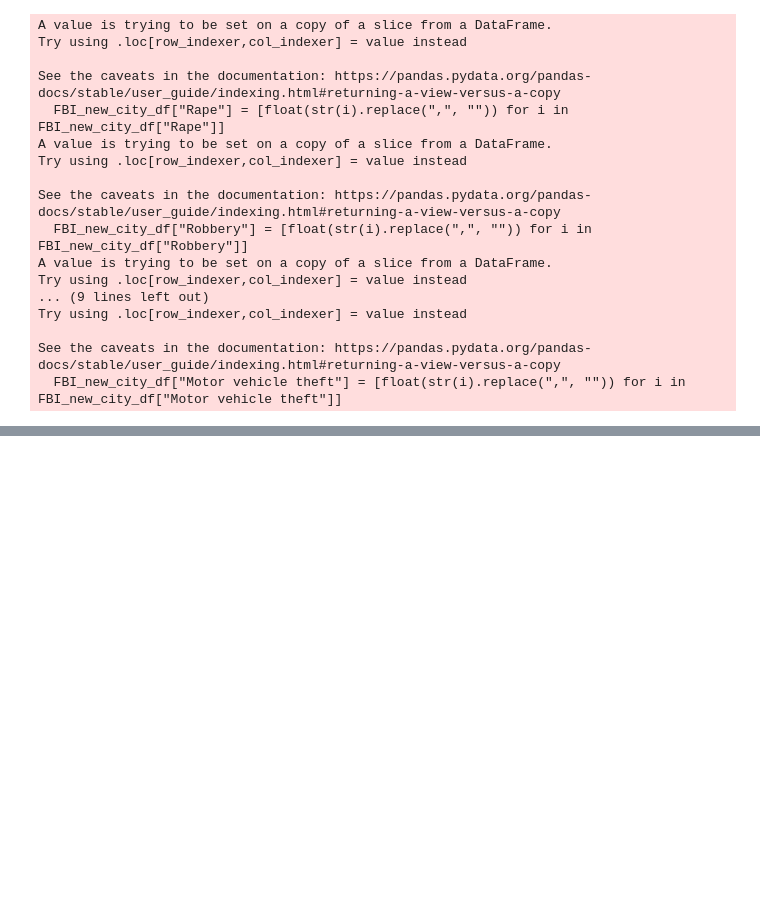
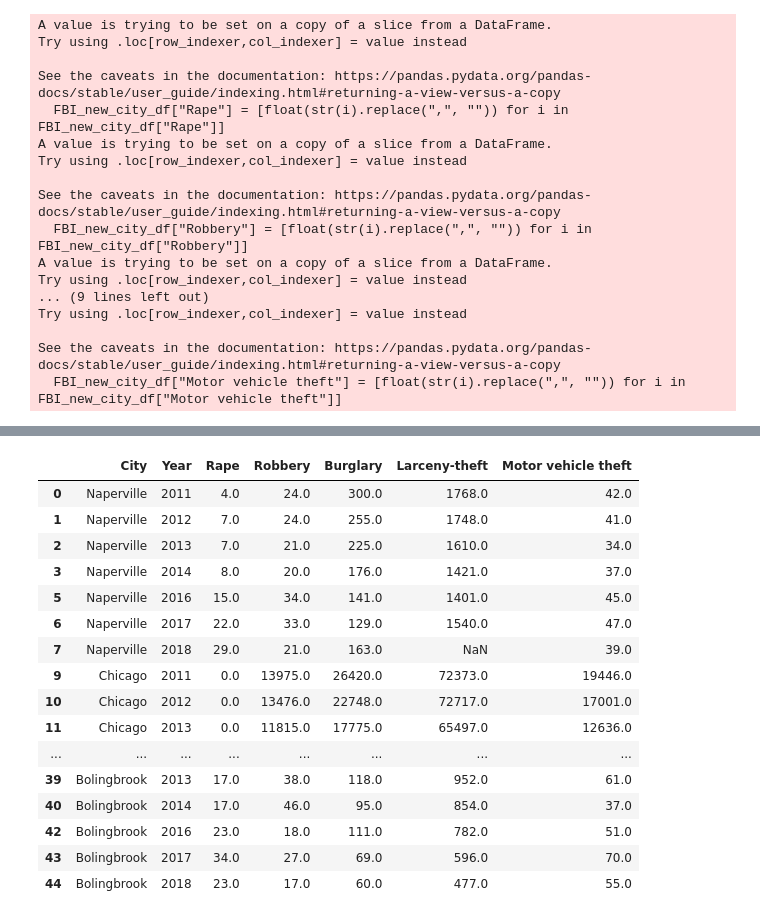
Before and after one commit to Expopanda/Project_1, a Jupyter notebook: shunjiaanalysis.ipynb, the cells around one changed output, grey strips where cells are left out. Drawn from its saved outputs; the diff is of its cells as text; code cells hidden in the pictures; blank space fills up the shorter version.

```diff
--- a/shunjiaanalysis.ipynb
+++ b/shunjiaanalysis.ipynb
@@ -311,0 +277,20 @@ plt.show()
+# %%
+FBI_new_city_df
+# %% [output]
+|  | City | Year | Rape | Robbery | Burglary | Larceny-theft | Motor vehicle theft |
+| 0 | Naperville | 2011 | 4.0 | 24.0 | 300.0 | 1768.0 | 42.0 |
+| 1 | Naperville | 2012 | 7.0 | 24.0 | 255.0 | 1748.0 | 41.0 |
+| 2 | Naperville | 2013 | 7.0 | 21.0 | 225.0 | 1610.0 | 34.0 |
+| 3 | Naperville | 2014 | 8.0 | 20.0 | 176.0 | 1421.0 | 37.0 |
+| 5 | Naperville | 2016 | 15.0 | 34.0 | 141.0 | 1401.0 | 45.0 |
+| 6 | Naperville | 2017 | 22.0 | 33.0 | 129.0 | 1540.0 | 47.0 |
+| 7 | Naperville | 2018 | 29.0 | 21.0 | 163.0 | NaN | 39.0 |
+| 9 | Chicago | 2011 | 0.0 | 13975.0 | 26420.0 | 72373.0 | 19446.0 |
+| 10 | Chicago | 2012 | 0.0 | 13476.0 | 22748.0 | 72717.0 | 17001.0 |
+| 11 | Chicago | 2013 | 0.0 | 11815.0 | 17775.0 | 65497.0 | 12636.0 |
+| ... | ... | ... | ... | ... | ... | ... | ... |
+| 39 | Bolingbrook | 2013 | 17.0 | 38.0 | 118.0 | 952.0 | 61.0 |
+| 40 | Bolingbrook | 2014 | 17.0 | 46.0 | 95.0 | 854.0 | 37.0 |
+| 42 | Bolingbrook | 2016 | 23.0 | 18.0 | 111.0 | 782.0 | 51.0 |
+| 43 | Bolingbrook | 2017 | 34.0 | 27.0 | 69.0 | 596.0 | 70.0 |
+| 44 | Bolingbrook | 2018 | 23.0 | 17.0 | 60.0 | 477.0 | 55.0 |
```
Also changed, not shown: parts of 14 cells of this notebook, 5 other files.
